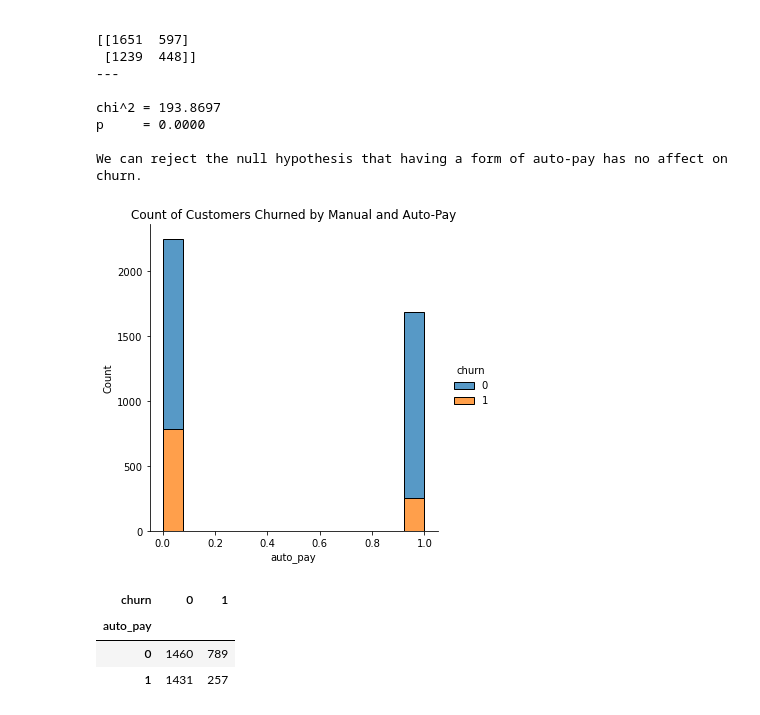
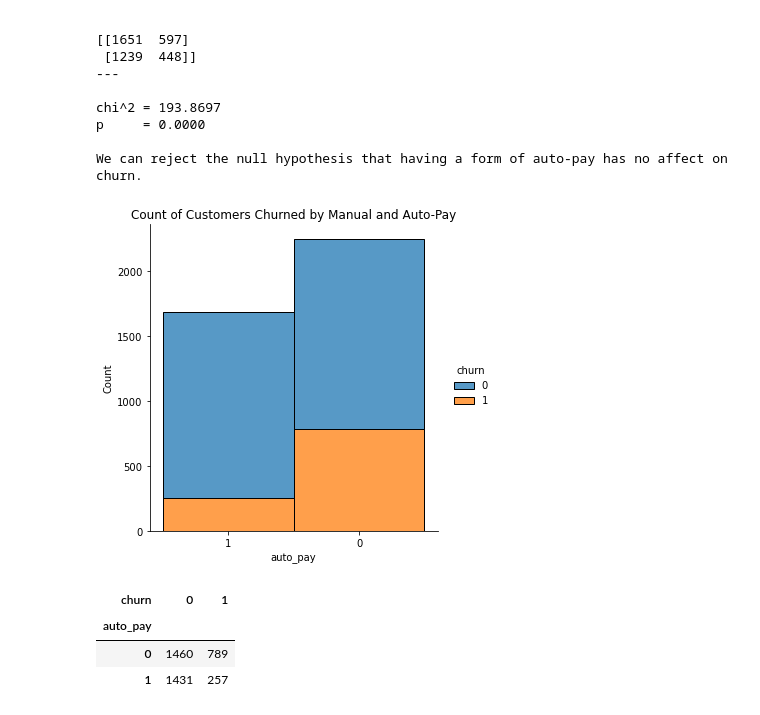
Before and after one commit to chadallen210/telco_classification_project, a Jupyter notebook: workbook.ipynb, the cells around one changed output. Saved outputs shown, nothing was run; the diff lists cells and outputs as text; code cells hidden in the pictures.

```diff
--- a/workbook.ipynb
+++ b/workbook.ipynb
@@ -1050,11 +1052,11 @@ p     = 0.0000
 We can reject the null hypothesis that having a form of auto-pay has no affect on churn.
 # %%
 # visual of manual and auto-pay customers that have and have not churned
-sns.displot(data=train, x=train.auto_pay, hue='churn', multiple='stack')
+sns.displot(data=train, x=train.auto_pay.astype(str), hue='churn', multiple='stack')
 plt.title('Count of Customers Churned by Manual and Auto-Pay')
 plt.show()
 # %% [output]
-[figure, old version]
+[figure, new version]
 # %%
 # observed2 df for reference
 observed2
```
Also changed, not shown: parts of 13 cells of this notebook.
